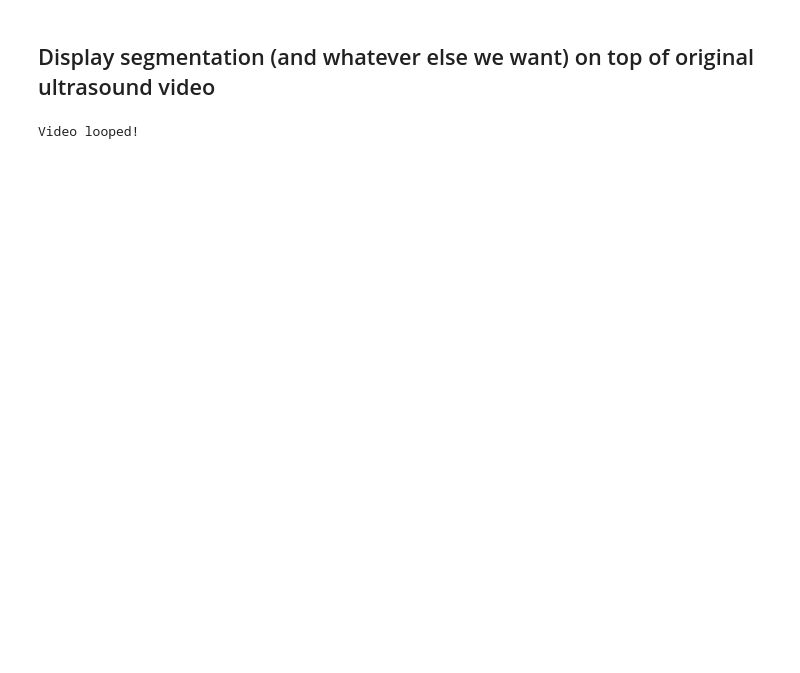
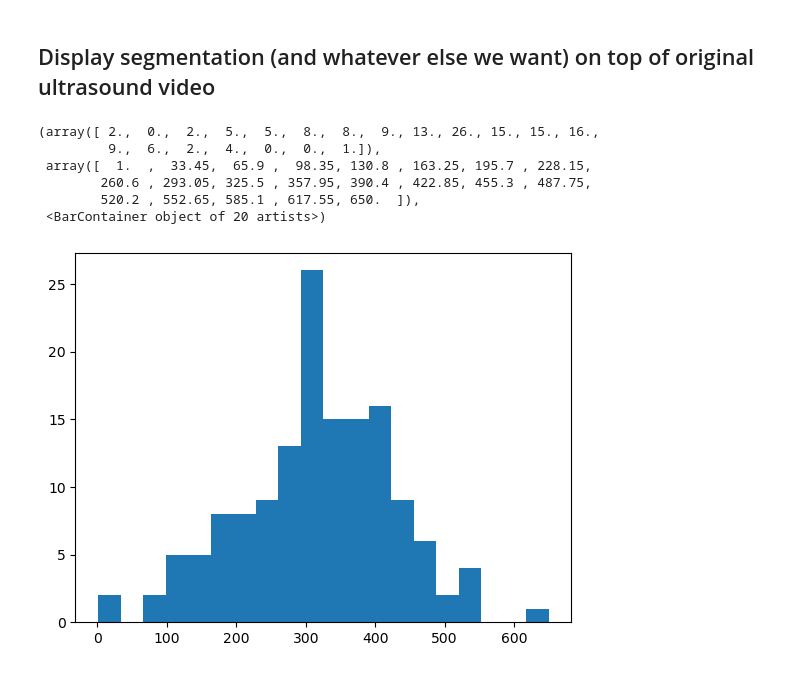
Before and after one commit to DeepNeuron-AI/dynamic, a Jupyter notebook: weak_labels.ipynb, the cells around one changed output. Saved outputs shown, nothing was run; the diff lists cells and outputs as text; code cells hidden in the pictures; blank space fills up the shorter version.

```diff
--- a/weak_labels.ipynb
+++ b/weak_labels.ipynb
@@ -335,7 +348,7 @@ left_segmentation_masks = np.load(LEFT_SEGMENTATION_MASK_FP)
 flipped_segmentation_masks = np.load(FLIPPED_SEGMENTATION_MASK_FP)
 right_segmentation_masks = np.flip(flipped_segmentation_masks, -1) # Flip back to original orientation
 # Remove any pixels in right segmentation that are already in left segmentation
-right_segmentation_masks = right_segmentation_masks & ~left_segmentation_masks
+# right_segmentation_masks = right_segmentation_masks & ~left_segmentation_masks
 
 left_segmentations = mask_to_image(left_segmentation_masks)
 right_segmentations = mask_to_image(right_segmentation_masks)
@@ -496,0 +520,31 @@ right_segmentations = mask_to_image(right_segmentation_masks)
+# %%
+RV_areas = np.array(RV_areas)
+mean_RV_area = np.mean(RV_areas)
+std_RV_area = np.std(RV_areas)
+
+z = 1.5
+small_RV_indices = np.where(~((mean_RV_area - z * std_RV_area < RV_areas) & (RV_areas < mean_RV_area + z * std_RV_area)))[0]
+print(f"Found {len(small_RV_indices)} frames with suspiciously small area")
+
+for i, area in enumerate(RV_areas):
+    is_bad_area = not (mean_RV_area - z * std_RV_area < area < mean_RV_area + z * std_RV_area)
+    if not is_bad_area:
+        continue
+
+    offset = 1
+    while True:
+        left_i = i - offset
+        if left_i >= 0 and (mean_RV_area - z * std_RV_area < RV_areas[left_i] < mean_RV_area + z * std_RV_area):
+            print(f"Changing frame #{i}'s RV segmentation to that of #{left_i} (offset={offset})")
+            right_segmentation_masks[i] = right_segmentation_masks[left_i]
+            break
+
+        right_i = i + offset
+        if right_i < num_frames and (mean_RV_area - z * std_RV_area < RV_areas[right_i] < mean_RV_area + z * std_RV_area):
+            print(f"Changing frame #{i}'s RV segmentation to that of #{right_i} (offset={offset})")
+            right_segmentation_masks[i] = right_segmentation_masks[right_i]
+            break
+
+        offset += 1
+
+right_segmentations = mask_to_image(right_segmentation_masks)
@@ -498,7 +575,13 @@ right_segmentations = mask_to_image(right_segmentation_masks)
 ## Display segmentation (and whatever else we want) on top of original ultrasound video
 # %%
 WINDOW = "Mask"
+
+def onclick(event, x, y, flags, param):
+    if event == cv2.EVENT_LBUTTONDOWN:
+        print(f"({x}, {y})")
+
 cv2.namedWindow(WINDOW, cv2.WINDOW_NORMAL)
+cv2.setMouseCallback(WINDOW, onclick)
 
 i = 0
 is_playing = True
@@ -520,10 +603,10 @@ try:
 
         # this_area = RV_areas[i]
         # LV_line = LV_lines[i]
-        # RV_line = RV_lines[i]
+        RV_line = RV_lines[i]
         LV_box = LV_boxes[i]
         LV_rect = LV_rects[i]
-        LV_angle = get_angle(LV_rect)
+        # LV_angle = get_angle(LV_rect)
         # print(f"{LV_angle:.2f}: {LV_box}")
         # RV_box = RV_boxes[i]
         # RV_box = get_min_area_box(right_segmentation)
@@ -540,7 +623,7 @@ try:
             #     frame[:10, :] = ORANGE
 
         # Add any drawings to the ultrasound here
-        # frame[left_segmentation_mask] = RED
+        frame[left_segmentation_mask] = RED
         frame[right_segmentation_mask] = BLUE
         # Note this draws the outdated RV_box, before we cut out the septum!
         # cv2.drawContours(frame,[RV_box],0, YELLOW.tolist())
@@ -557,13 +640,15 @@ try:
         frame[tl[1], tl[0]] = GREEN
         # print(LV_rect, LV_box)
 
-        # Draw cutoff lines for debugging purposes
-        LV_septum_border_cutoff_points = LV_septum_border_cutoff_points_list[i]
-        clip_and_draw_line(frame, LV_septum_border_cutoff_points, ORANGE.tolist())
-        apex_cutoff_points = apex_cutoff_points_list[i]
-        clip_and_draw_line(frame, apex_cutoff_points, GREEN.tolist())
-        valve_cutoff_points = valve_cutoff_points_list[i]
-        clip_and_draw_line(frame, valve_cutoff_points, MAGENTA.tolist())
+        # # Draw cutoff lines for debugging purposes
+        # LV_septum_border_cutoff_points = LV_septum_border_cutoff_points_list[i]
+        # clip_and_draw_line(frame, LV_septum_border_cutoff_points, ORANGE.tolist())
+        # apex_cutoff_points = apex_cutoff_points_list[i]
+        # clip_and_draw_line(frame, apex_cutoff_points, GREEN.tolist())
+        # valve_cutoff_points = valve_cutoff_points_list[i]
+        # clip_and_draw_line(frame, valve_cutoff_points, MAGENTA.tolist())
+
+        # clip_and_draw_line(frame, RV_line, RED.tolist())
 
         top_border = np.zeros((frame_height // 8, frame_width, 3), dtype=frame.dtype)
         top_border[:, :] = np.expand_dims(LIGHT_GREY, (0, 1))
@@ -586,6 +671,14 @@ try:
                 i += 1
 finally:
     cv2.destroyAllWindows()
-# %% [output]
-Video looped!
+# %%
+plt.hist(RV_areas, bins=20)
+# %% [output]
+(array([ 2.,  0.,  2.,  5.,  5.,  8.,  8.,  9., 13., 26., 15., 15., 16.,
+         9.,  6.,  2.,  4.,  0.,  0.,  1.]),
+ array([  1.  ,  33.45,  65.9 ,  98.35, 130.8 , 163.25, 195.7 , 228.15,
+        260.6 , 293.05, 325.5 , 357.95, 390.4 , 422.85, 455.3 , 487.75,
+        520.2 , 552.65, 585.1 , 617.55, 650.  ]),
+ <BarContainer object of 20 artists>)
+[figure, added]
 # %%
```
Also changed, not shown: parts of 16 cells of this notebook.
